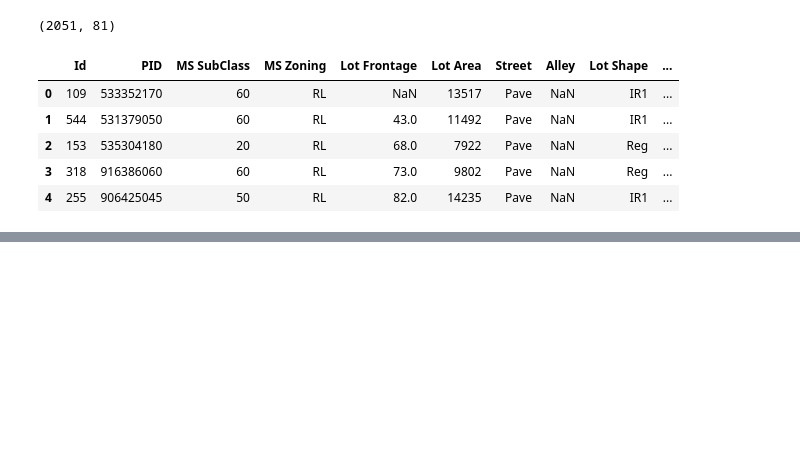
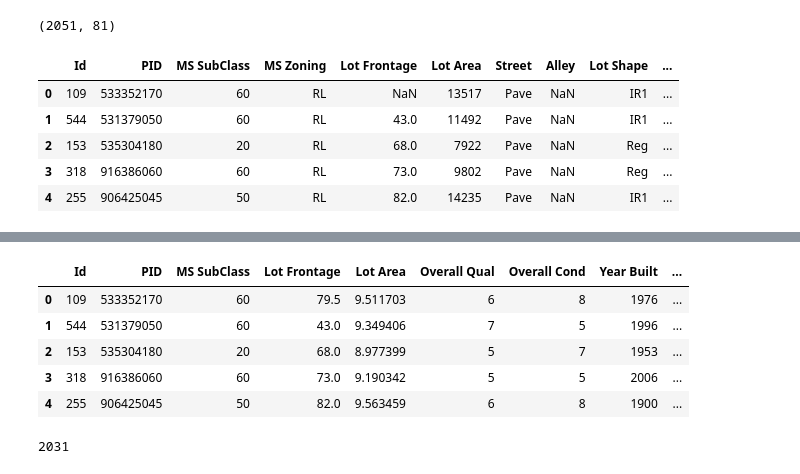
Before and after one commit to ajmachado42/Home-Pricing-Model, a Jupyter notebook: code/01_cleaning_eda.ipynb, the cells around one changed output, grey strips where cells are left out. Saved outputs shown, nothing was run; the diff lists cells and outputs as text; code cells hidden in the pictures; blank space fills up the shorter version.

```diff
--- a/code/01_cleaning_eda.ipynb
+++ b/code/01_cleaning_eda.ipynb
@@ -6,9 +6,12 @@ import pandas as pd
 import numpy as np
 import matplotlib.pyplot as plt
 import seaborn as sns
+from sklearn.linear_model import LinearRegression
+from scipy import stats
 
 %matplotlib inline
 pd.set_option('display.max_columns', None)
+pd.set_option('display.max_rows', None)
 import warnings
 warnings.simplefilter("ignore")
 with warnings.catch_warnings():
@@ -28,0 +140,16 @@ df.head()
+# %%
+# Removing outliers that Joe had determined in his EDA
+df = df[(df['Gr Liv Area'] < 4500) & (df['Lot Frontage'] < 250)]
+
+# Grouping homes by their overall quality score and then determining z scores for each subset of data
+# Code inspiration for this next line: https://stackoverflow.com/questions/54907933/pandas-groupby-and-calculate-z-score
+df['zscore']=df.groupby(['Overall Qual'])['SalePrice'].transform(lambda x: stats.zscore(x))
+
+# Removing all homes with z scores above 3 (no homes have z scores below -3)
+df = df[df['zscore'] < 3]
+
+# Dropping this new z score column since we won't need it again
+df.drop(columns = ['zscore'], inplace = True)
+
+# Determining new shape of our DataFrame
+df.shape
@@ -28,0 +166,5 @@ df.head()
+# %%
+# remove none from basement bathroom number and change to int dtypes
+df = df[df['Id'] != 1342]
+df['Bsmt Full Bath'] = df['Bsmt Full Bath'].astype(int)
+df['Bsmt Half Bath'] = df['Bsmt Half Bath'].astype(int)
@@ -28,0 +191,27 @@ df.head()
+# %%
+# New variables from Joe's analysis
+# total square footage variables
+df['Total Bath'] = df['Full Bath'] + 0.5*df['Half Bath'] + df['Bsmt Full Bath'] + 0.5*df['Bsmt Half Bath']
+df['Total SF'] = df['1st Flr SF'] + df['2nd Flr SF'] + df['Total Bsmt SF']
+
+# log transformations for more normal distribution on variables that were previously greatly skewed
+df['Lot Area'] = np.log(df['Lot Area'])
+df['1st Flr SF'] = np.log(df['1st Flr SF'])
+df['Gr Liv Area'] = np.log(df['Gr Liv Area'])
+df['SalePrice'] = np.log(df['SalePrice'])
+df['Total SF'] = np.log(df['Total SF'])
+# %%
+# create dummy variables
+df = pd.get_dummies(df, drop_first=True)
+df.head()
+# %% [output]
+|  | Id | PID | MS SubClass | Lot Frontage | Lot Area | Overall Qual | Overall Cond | Year Built | ... |
+| 0 | 109 | 533352170 | 60 | 79.5 | 9.511703 | 6 | 8 | 1976 | ... |
+| 1 | 544 | 531379050 | 60 | 43.0 | 9.349406 | 7 | 5 | 1996 | ... |
+| 2 | 153 | 535304180 | 20 | 68.0 | 8.977399 | 5 | 7 | 1953 | ... |
+| 3 | 318 | 916386060 | 60 | 73.0 | 9.190342 | 5 | 5 | 2006 | ... |
+| 4 | 255 | 906425045 | 50 | 82.0 | 9.563459 | 6 | 8 | 1900 | ... |
+# %%
+len(df)
+# %% [output]
+2031
```
Also changed, not shown: parts of 13 cells of this notebook, 2 other files.
